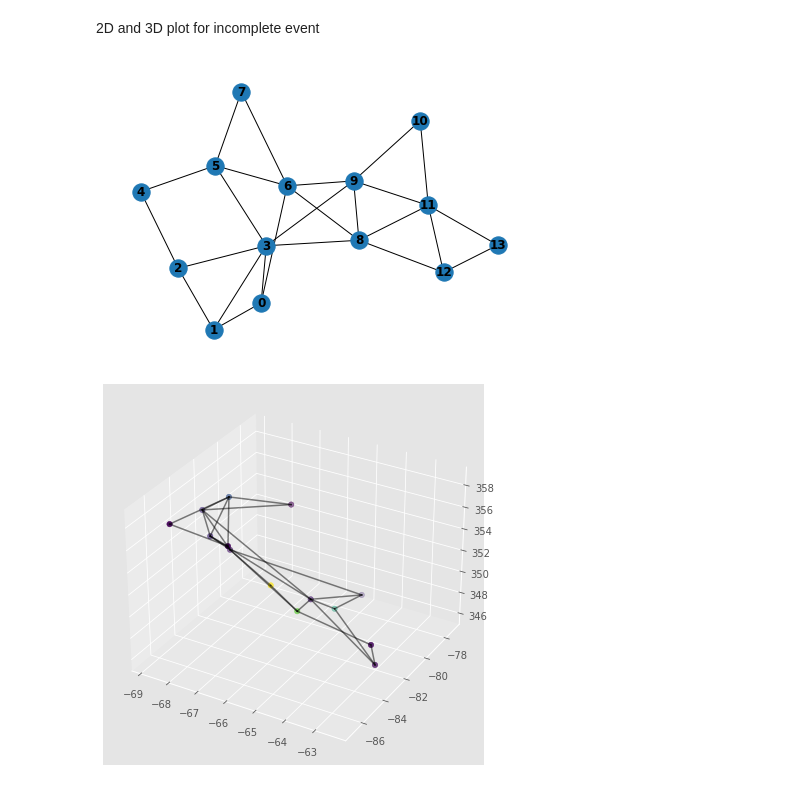
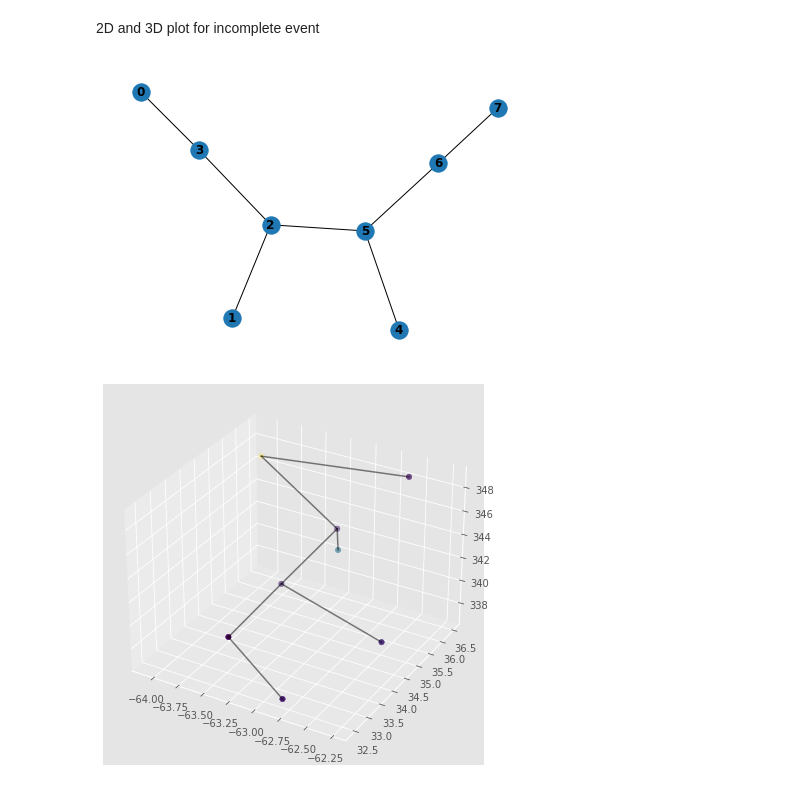
Before and after one commit to edcuba/TICLHack22_PatternReco, a Jupyter notebook: build_graph.ipynb, the cells around one changed output. Saved outputs shown, nothing was run; the diff lists cells and outputs as text; code cells hidden in the pictures.

```diff
--- a/build_graph.ipynb
+++ b/build_graph.ipynb
@@ -144,9 +124,10 @@ network_plot_3D(G, trk_energy)
 # %% [markdown]
 2D and 3D plot for incomplete event
 # %%
-G = create_graph(in_trk_energy, in_trk_x, in_trk_y, in_trk_z, firstn=2)
+tid = 2
+G = create_graph(in_energy[tid], in_vx[tid], in_vy[tid], in_vz[tid], firstn=1)
 nx.draw(G, with_labels=True, font_weight='bold')
-network_plot_3D(G, in_trk_energy)
+network_plot_3D(G, in_energy[tid])
 # %% [output]
-[figure, old version]
+[figure, new version]
-[figure, old version]
+[figure, new version]
```
Also changed, not shown: parts of 3 cells of this notebook.
